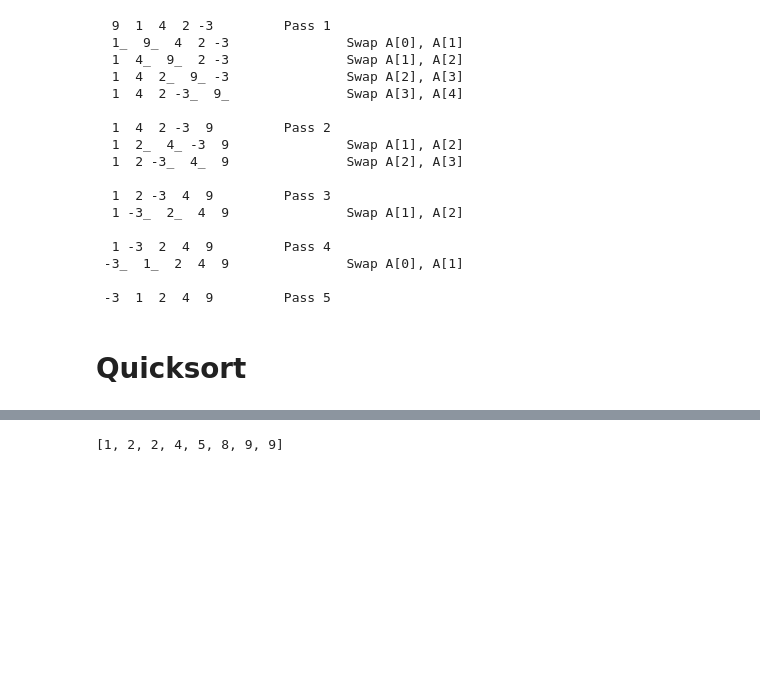
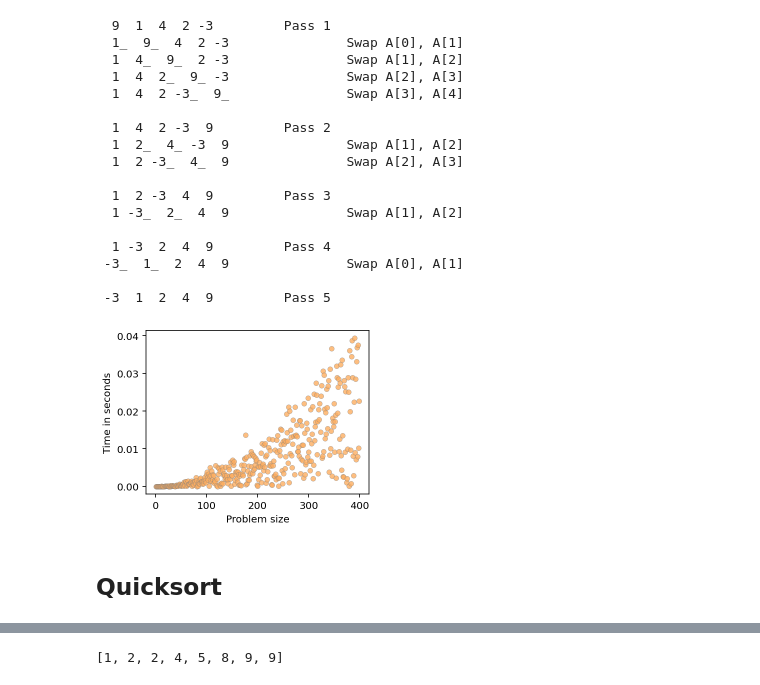
Before and after one commit to parrt/msds689, a Jupyter notebook: notes/sorting.ipynb, the cells around one changed output, grey strips where cells are left out. Drawn from its saved outputs; the diff is of its cells as text; code cells hidden in the pictures; blank space fills up the shorter version.

```diff
--- a/notes/sorting.ipynb
+++ b/notes/sorting.ipynb
@@ -1 +5,23 @@
+# %%
+import time
+import numpy as np
+import matplotlib.pyplot as plt
+%config InlineBackend.figure_format = 'retina'
+
+def gettime(f, *args):
+    "Return time in seconds; %time, %timeit don't work in functions so we write our own"
+    t0 = time.time()
+    f(*args)
+    t1 = time.time()
+    return t1 - t0
+
+def showtime(f, A, step=1):
+    n = len(A)
+    times = [gettime(f, A[0:i]) for i in range(1,n,step)]
+    plt.figure(figsize=(4,3))
+    plt.plot(range(1,n,step), times, '.', color='#fdae61',
+             alpha=.8, markersize=10, markeredgewidth=.3, markeredgecolor='grey')
+    plt.xlabel("Problem size")
+    plt.ylabel("Time in seconds")
+    plt.show()
 # %% [markdown]
@@ -7,18 +33,18 @@ def lprint(A,start=-1,stop=-1):
         print("\b", end="")
         if i>=start and i<=stop: print("\u0332", end="")
 
-def bubble(A):
+def bubble(A, verbose=True):
     swapped=True
     second_to_last_idx = len(A)-2
     n = 1
     while swapped:
         swapped=False
-        print(); lprint(A); print(f"\t\tPass {n}"); n += 1
+        if verbose: print(); lprint(A); print(f"\t\tPass {n}"); n += 1
         for i in range(second_to_last_idx+1):
             if A[i] > A[i+1]:
                 A[i], A[i+1] = A[i+1], A[i]
                 swapped = True
-                lprint(A,i,i+1); print(f"\t\tSwap A[{i}], A[{i+1}]")
+                if verbose: lprint(A,i,i+1); print(f"\t\tSwap A[{i}], A[{i+1}]")
 # %%
 A = [9,1,4,2,-3]
 bubble(A)
@@ -40,8 +66,14 @@ bubble(A)
  -3̲  1̲  2  4  9               Swap A[0], A[1]
 
  -3  1  2  4  9         Pass 5
+# %%
+A = np.random.randint(1,100,400)
+def quiet_bubble(A): return bubble(A,verbose=False)
+showtime(quiet_bubble, A)
+# %% [output]
+[figure, added]
 # %% [markdown]
-# Quicksort
+## Quicksort
 # %%
 def partition(A,lo,hi):
     pivot = A[hi]    # pick last element as pivot
```
Also changed, not shown: parts of 12 cells of this notebook, 4 other files.
